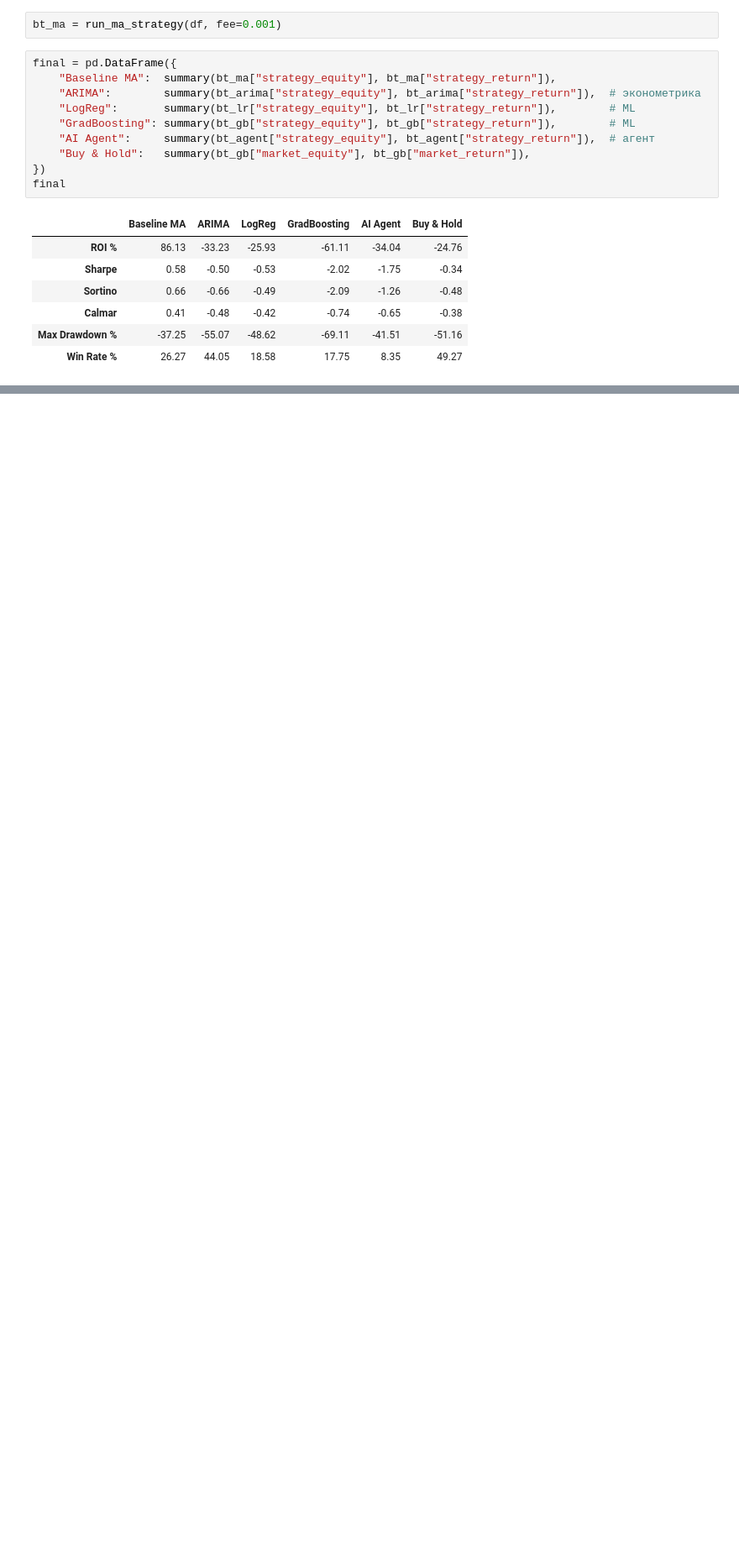
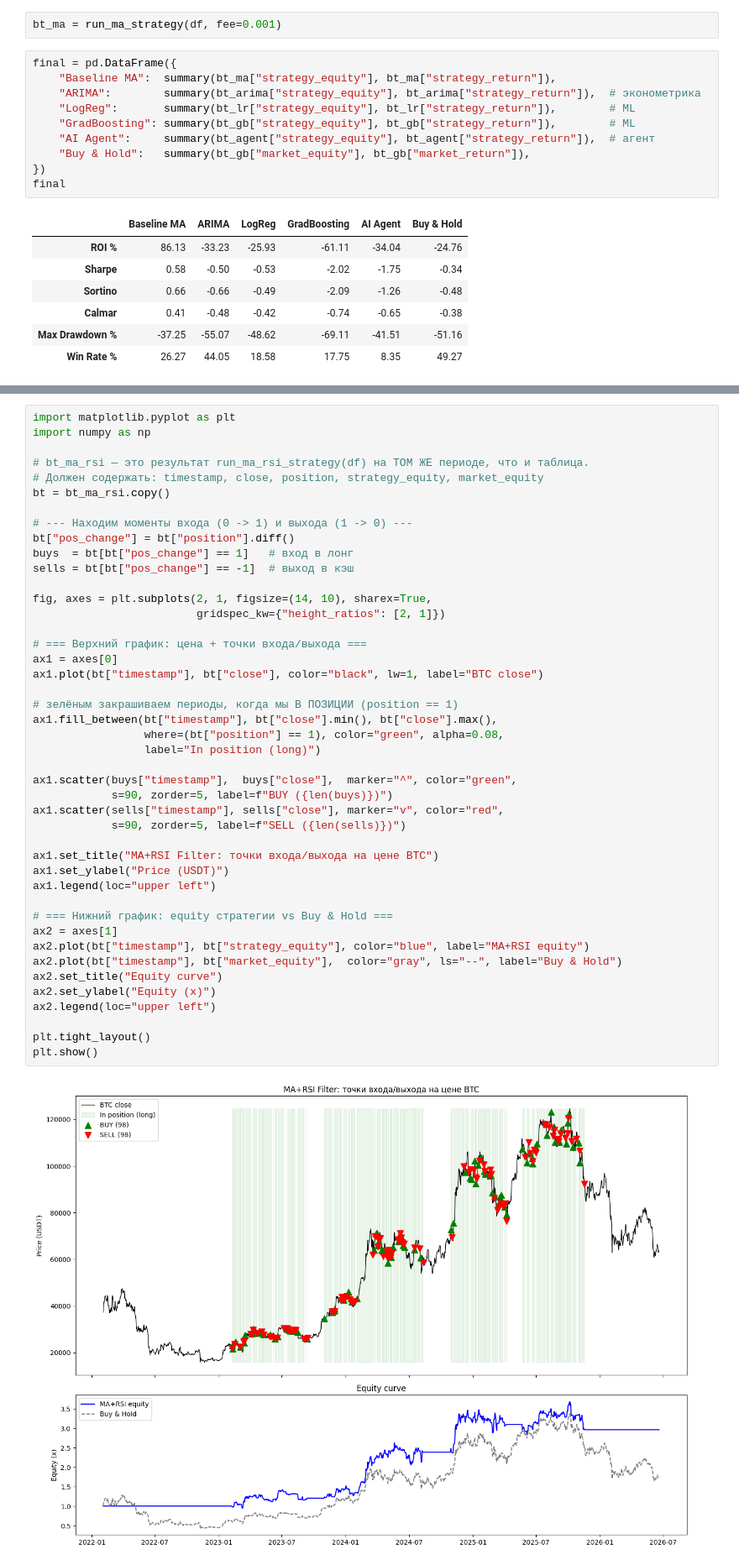
Before and after one commit to pda95/ai-crypto-hedge-fund, a Jupyter notebook: notebooks/hedge_fund.ipynb, the cells around one changed output, grey strips where cells are left out. Shown at 84% size. Cells and saved outputs as stored; diff of their text form; blank space fills up the shorter version.

```diff
--- a/notebooks/hedge_fund.ipynb
+++ b/notebooks/hedge_fund.ipynb
@@ -182,0 +191,46 @@ results
+# %%
+import matplotlib.pyplot as plt
+import numpy as np
+
+# bt_ma_rsi — это результат run_ma_rsi_strategy(df) на ТОМ ЖЕ периоде, что и таблица.
+# Должен содержать: timestamp, close, position, strategy_equity, market_equity
+bt = bt_ma_rsi.copy()
+
+# --- Находим моменты входа (0 -> 1) и выхода (1 -> 0) ---
+bt["pos_change"] = bt["position"].diff()
+buys  = bt[bt["pos_change"] == 1]   # вход в лонг
+sells = bt[bt["pos_change"] == -1]  # выход в кэш
+
+fig, axes = plt.subplots(2, 1, figsize=(14, 10), sharex=True,
+                         gridspec_kw={"height_ratios": [2, 1]})
+
+# === Верхний график: цена + точки входа/выхода ===
+ax1 = axes[0]
+ax1.plot(bt["timestamp"], bt["close"], color="black", lw=1, label="BTC close")
+
+# зелёным закрашиваем периоды, когда мы В ПОЗИЦИИ (position == 1)
+ax1.fill_between(bt["timestamp"], bt["close"].min(), bt["close"].max(),
+                 where=(bt["position"] == 1), color="green", alpha=0.08,
+                 label="In position (long)")
+
+ax1.scatter(buys["timestamp"],  buys["close"],  marker="^", color="green",
+            s=90, zorder=5, label=f"BUY ({len(buys)})")
+ax1.scatter(sells["timestamp"], sells["close"], marker="v", color="red",
+            s=90, zorder=5, label=f"SELL ({len(sells)})")
+
+ax1.set_title("MA+RSI Filter: точки входа/выхода на цене BTC")
+ax1.set_ylabel("Price (USDT)")
+ax1.legend(loc="upper left")
+
+# === Нижний график: equity стратегии vs Buy & Hold ===
+ax2 = axes[1]
+ax2.plot(bt["timestamp"], bt["strategy_equity"], color="blue", label="MA+RSI equity")
+ax2.plot(bt["timestamp"], bt["market_equity"],  color="gray", ls="--", label="Buy & Hold")
+ax2.set_title("Equity curve")
+ax2.set_ylabel("Equity (x)")
+ax2.legend(loc="upper left")
+
+plt.tight_layout()
+plt.show()
+# %% [output]
+[figure, added]
```
Also changed, not shown: parts of 5 cells of this notebook, 2 other files.
